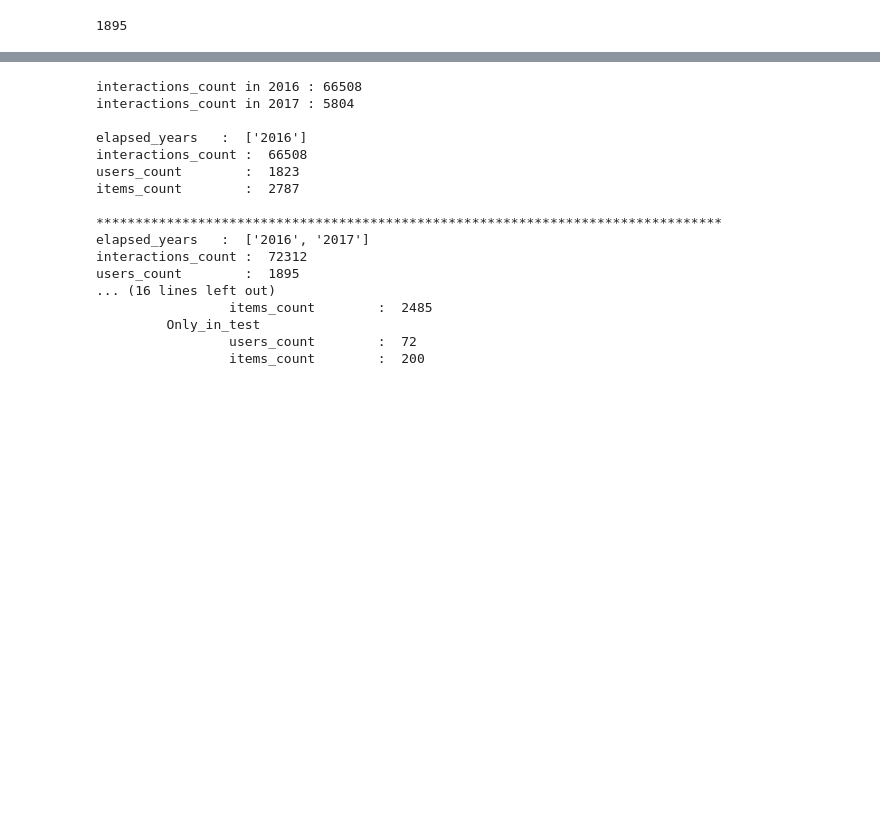
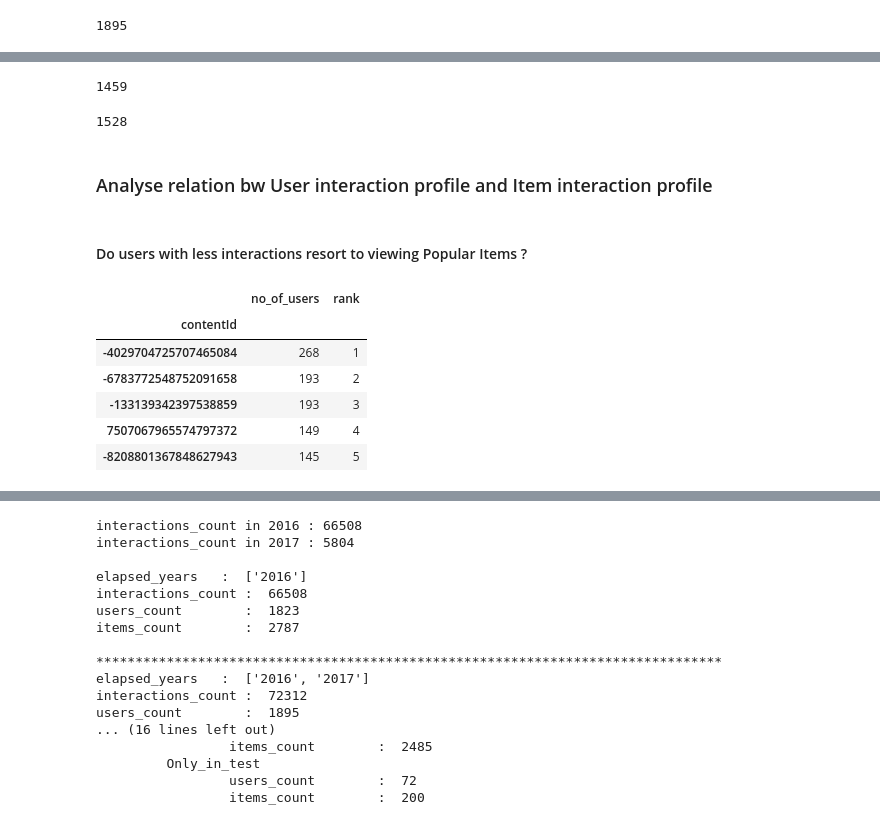
Before and after one commit to raviraju/recommender_system, a Jupyter notebook: binary_recommender/articles_recommender/notebooks/EDA User Interactions.ipynb, the cells around one changed output, grey strips where cells are left out. Cells and saved outputs as stored; diff of their text form; code cells hidden in the pictures; blank space fills up the shorter version.

```diff
--- a/binary_recommender/articles_recommender/notebooks/EDA User Interactions.ipynb
+++ b/binary_recommender/articles_recommender/notebooks/EDA User Interactions.ipynb
@@ -14,3 +25,5 @@ interactions_df.head()
 | 2 | 1465416190 | VIEW | 310515487419366995 | -1130272294246983140 | 2631864456530402479 | NaN | NaN | NaN |
 | 3 | 1465413895 | FOLLOW | 310515487419366995 | 344280948527967603 | -3167637573980064150 | NaN | NaN | NaN |
 | 4 | 1465412290 | VIEW | -7820640624231356730 | -445337111692715325 | 5611481178424124714 | NaN | NaN | NaN |
+# %%
+interactions_df.fillna('UNKOWN', inplace=True)
@@ -99,0 +360,8 @@ len(interactions_df['personId'].unique())
+# %%
+def get_items_users(df, user_id_col, item_id_col):
+    return df.groupby(item_id_col)[user_id_col].unique()
+
+def get_items_no_of_users(df, user_id_col, item_id_col):
+    items_users = get_items_users(df, user_id_col, item_id_col)
+    items_no_of_users = items_users.apply(lambda x: len(x))
+    return items_no_of_users
@@ -99,0 +389,3 @@ len(interactions_df['personId'].unique())
+# %%
+items_no_of_users = get_items_no_of_users(interactions_df, 'personId', 'contentId')
+items_no_of_users.sort_values(ascending=False)
@@ -99,0 +422,31 @@ len(interactions_df['personId'].unique())
+# %%
+len(items_no_of_users[items_no_of_users < 9])
+# %% [output]
+1459
+# %%
+len(items_no_of_users[items_no_of_users >= 9])
+# %% [output]
+1528
+# %% [markdown]
+### Analyse relation bw User interaction profile and Item interaction profile
+# %% [markdown]
+#### Do users with less interactions resort to viewing Popular Items ?
+# %%
+def get_popularity_items(df, user_id_col, item_id_col):
+    items_no_of_users = get_items_no_of_users(df, user_id_col, item_id_col)
+    popular_items = items_no_of_users.sort_values(ascending=False)
+    popularity_items_df = pd.DataFrame(popular_items)\
+                            .rename(columns={user_id_col : 'no_of_users'})
+    popularity_items_df['rank'] = range(1, len(popularity_items_df)+1)
+    return popularity_items_df
+popularity_items_df = get_popularity_items(interactions_df, 'personId', 'contentId')
+# %%
+popularity_items_df.head()
+# %% [output]
+|  | no_of_users | rank |
+| contentId |  |  |
+| -4029704725707465084 | 268 | 1 |
+| -6783772548752091658 | 193 | 2 |
+| -133139342397538859 | 193 | 3 |
+| 7507067965574797372 | 149 | 4 |
+| -8208801367848627943 | 145 | 5 |
```
Also changed, not shown: parts of 49 cells of this notebook, 2 other files.
